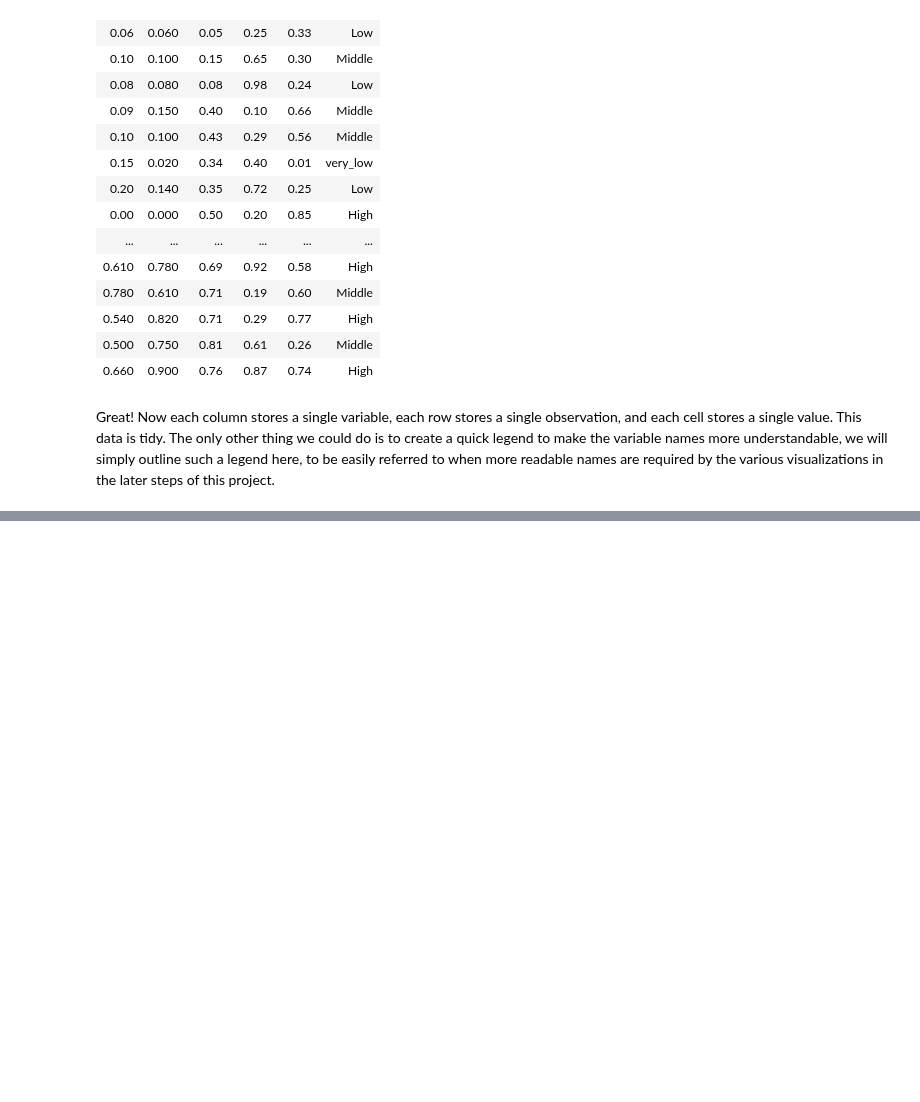
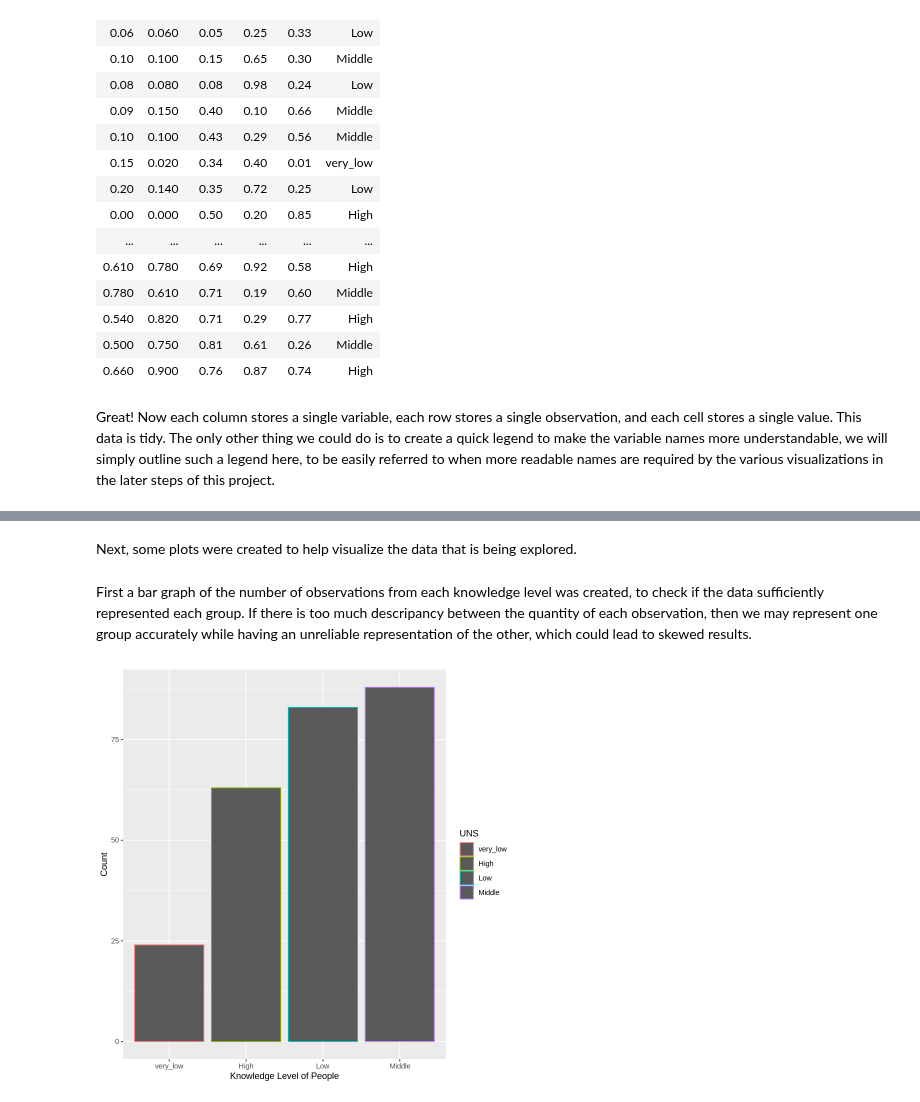
Before and after one commit to sanyad02/group-project-38, a Jupyter notebook: project.ipynb, the cells around one changed output, grey strips where cells are left out. Cells and saved outputs as stored; diff of their text form; code cells hidden in the pictures; blank space fills up the shorter version.

Commit message:
Added a bar graph

```diff
--- a/project.ipynb
+++ b/project.ipynb
@@ -60,0 +61,13 @@ relevant plot
+# %% [markdown]
+Next, some plots were created to help visualize the data that is being explored.
+# %% [markdown]
+First a bar graph of the number of observations from each knowledge level was created, to check if the data sufficiently represented each group. If there is too much descripancy between the quantity of each observation, then we may represent one group accurately while having an unreliable representation of the other, which could lead to skewed results.
+# %%
+processed_graph_data <- knowledge_data_df %>%
+                        select(STG, SCG, UNS)
+# %%
+ggplot(processed_graph_data, aes(x = UNS, color = UNS)) +
+geom_bar() +
+labs(x = "Knowledge Level of People", y = "Count")
+# %% [output]
+[figure, added]
```
Also changed, not shown: parts of 3 cells of this notebook.
